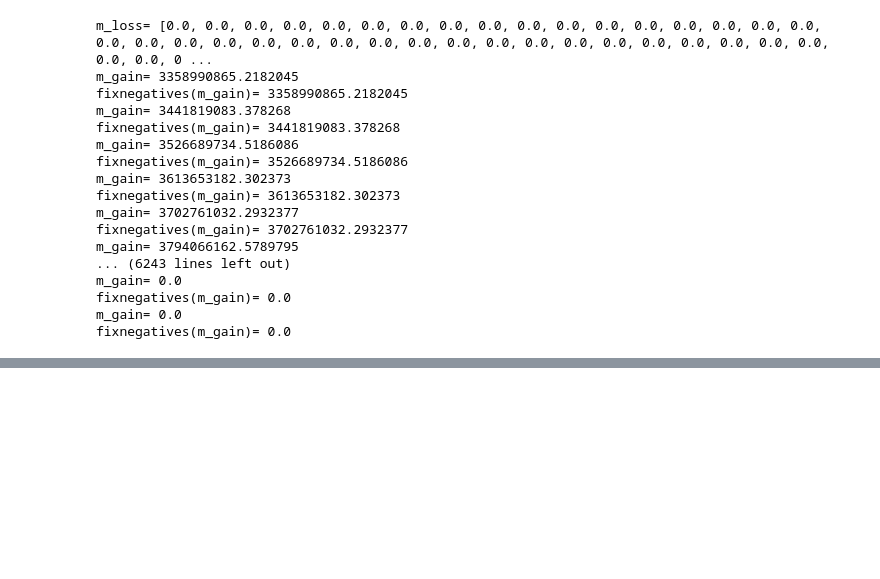
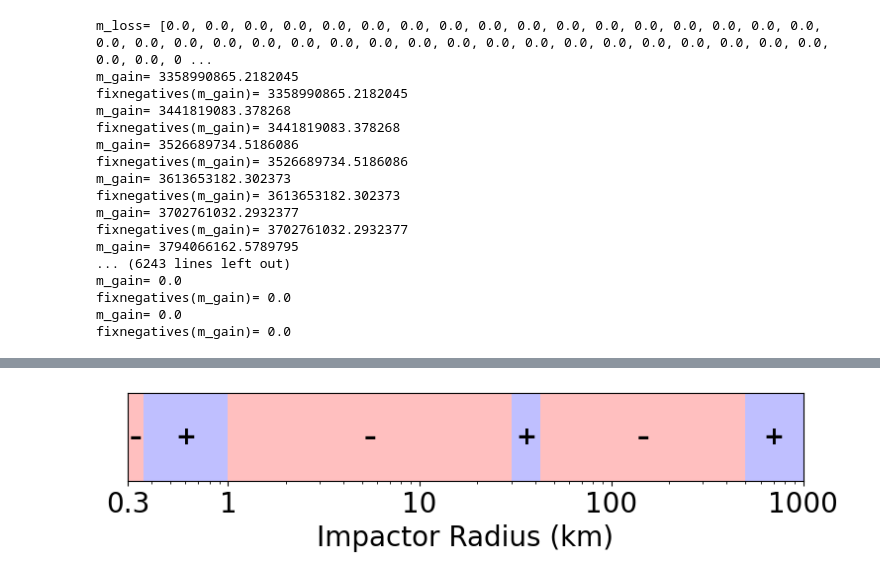
Before and after one commit to mikaylahuffman/Atmospheres-and-Impacts, a Jupyter notebook: Plotting Scripts/before and after fixes/v20afterfixes.ipynb, the cells around one changed output, grey strips where cells are left out. Drawn from its saved outputs; the diff is of its cells as text; code cells hidden in the pictures; blank space fills up the shorter version.

```diff
--- a/Plotting Scripts/before and after fixes/v20afterfixes.ipynb
+++ b/Plotting Scripts/before and after fixes/v20afterfixes.ipynb
@@ -3163,0 +3165,82 @@ for ext in ("png","pdf","svg"):
+# %%
+import numpy as np
+import matplotlib.pyplot as plt
+
+# --- Inputs ---
+r = np.asarray(r_imp_array, dtype=float)
+y = np.asarray(comps_delta_P, dtype=float)
+
+# --- Clean & sort ---
+m = np.isfinite(r) & np.isfinite(y)
+r, y = r[m], y[m]
+order = np.argsort(r)
+r, y = r[order], y[order]
+
+def _zero_cross(a, b, ya, yb):
+    if yb == ya:
+        return (a + b) / 2.0
+    return a + (b - a) * (-ya) / (yb - ya)
+
+def _regions_by_sign(r, y, sign="pos"):
+    mask = (y > 0) if sign == "pos" else (y < 0)
+    idx = np.where(mask)[0]
+    if idx.size == 0:
+        return []
+    splits = np.where(np.diff(idx) != 1)[0] + 1
+    runs = np.split(idx, splits)
+
+    regions = []
+    n = len(r)
+    for run in runs:
+        i0, i1 = run[0], run[-1]
+        lo = r[i0]
+        if i0 > 0 and (y[i0-1] * y[i0] < 0):
+            lo = _zero_cross(r[i0-1], r[i0], y[i0-1], y[i0])
+        hi = r[i1]
+        if i1 < n - 1 and (y[i1] * y[i1+1] < 0):
+            hi = _zero_cross(r[i1], r[i1+1], y[i1], y[i1+1])
+        if hi > lo:
+            regions.append((lo, hi))
+    return regions
+
+pos_regions = _regions_by_sign(r, y, "pos")
+neg_regions = _regions_by_sign(r, y, "neg")
+
+# --- Plot ---
+fig, ax = plt.subplots(figsize=(8, 2.2))
+ax.set_ylim(0, 1)
+ax.set_xlim(0.3, 1000)
+ax.set_yticks([])
+
+ax.set_xscale('log')
+ax.set_xlabel("Impactor Radius (km)")
+
+# match your example ticks
+ax.set_xticks([0.3, 1, 10, 100, 1000])
+ax.get_xaxis().set_major_formatter(plt.ScalarFormatter())
+ax.set_xticklabels([0.3, 1, 10, 100, 1000])
+
+# No title
+ax.set_title("")
+
+# Shade regions
+for lo, hi in pos_regions:
+    ax.axvspan(lo, hi, facecolor='blue', alpha=0.25)
+for lo, hi in neg_regions:
+    ax.axvspan(lo, hi, facecolor='red', alpha=0.25)
+
+# Place +/– at log-center of each region
+def _log_center(lo, hi):
+    return 10 ** ((np.log10(lo) + np.log10(hi)) / 2)
+
+for lo, hi in pos_regions:
+    ax.text(_log_center(lo, hi), 0.5, "+", ha="center", va="center",
+            fontsize=18, weight="bold")
+for lo, hi in neg_regions:
+    ax.text(_log_center(lo, hi), 0.5, "–", ha="center", va="center",
+            fontsize=18, weight="bold")
+
+plt.tight_layout()
+plt.show()
+# %% [output]
+[figure, added]
```
Also changed, not shown: parts of 2 cells of this notebook, 6 other files.
